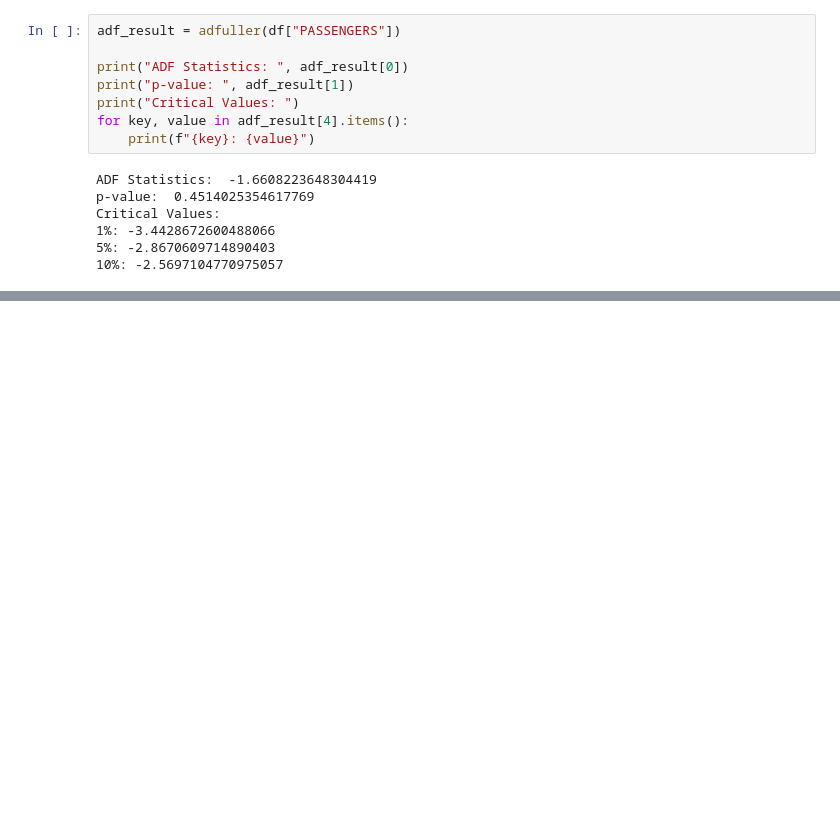
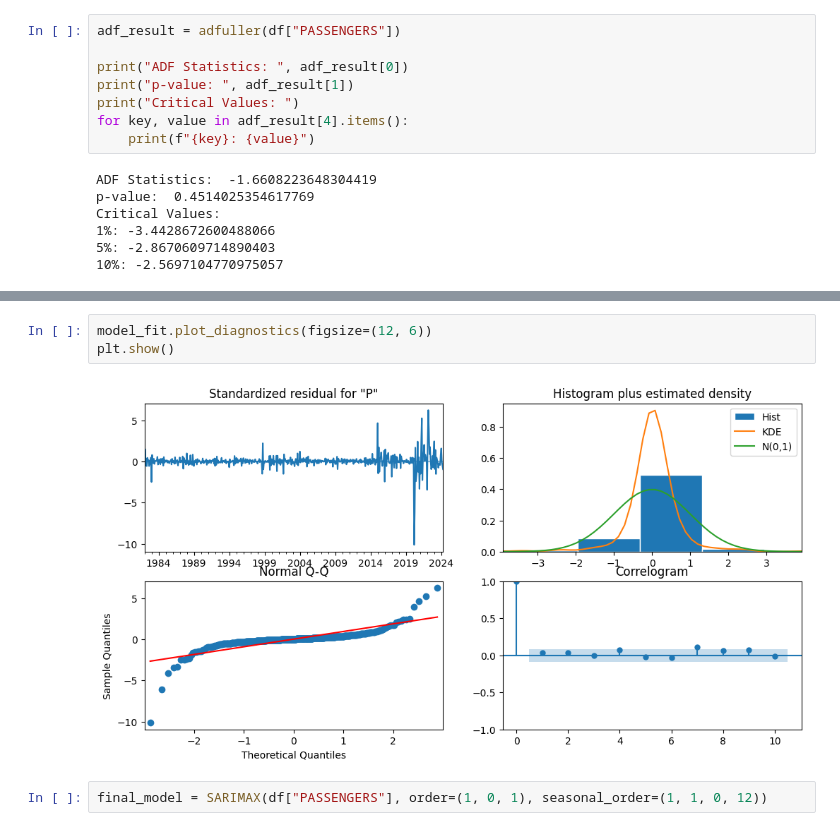
Before and after one commit to ajinikhil/air_passenger_forecasting, a Jupyter notebook: script/automated_forecasting.ipynb, the cells around one changed output, grey strips where cells are left out. Cells and saved outputs as stored; diff of their text form; blank space fills up the shorter version.

```diff
--- a/script/automated_forecasting.ipynb
+++ b/script/automated_forecasting.ipynb
@@ -241,0 +360,7 @@ Critical Values:
+# %%
+model_fit.plot_diagnostics(figsize=(12, 6))
+plt.show()
+# %% [output]
+[figure, added]
+# %%
+final_model = SARIMAX(df["PASSENGERS"], order=(1, 0, 1), seasonal_order=(1, 1, 0, 12))
```
Also changed, not shown: parts of 25 cells of this notebook.
